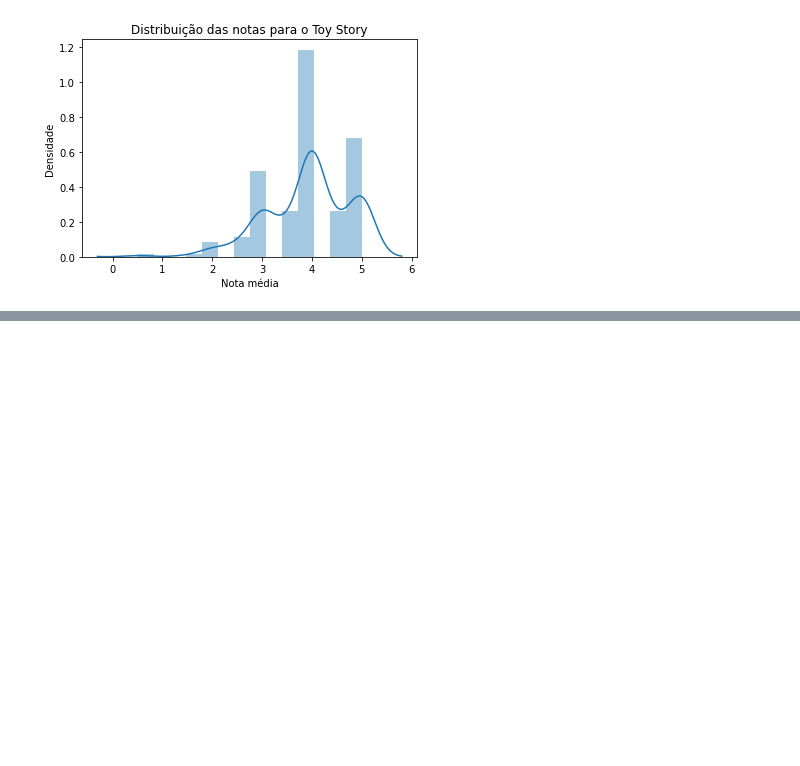
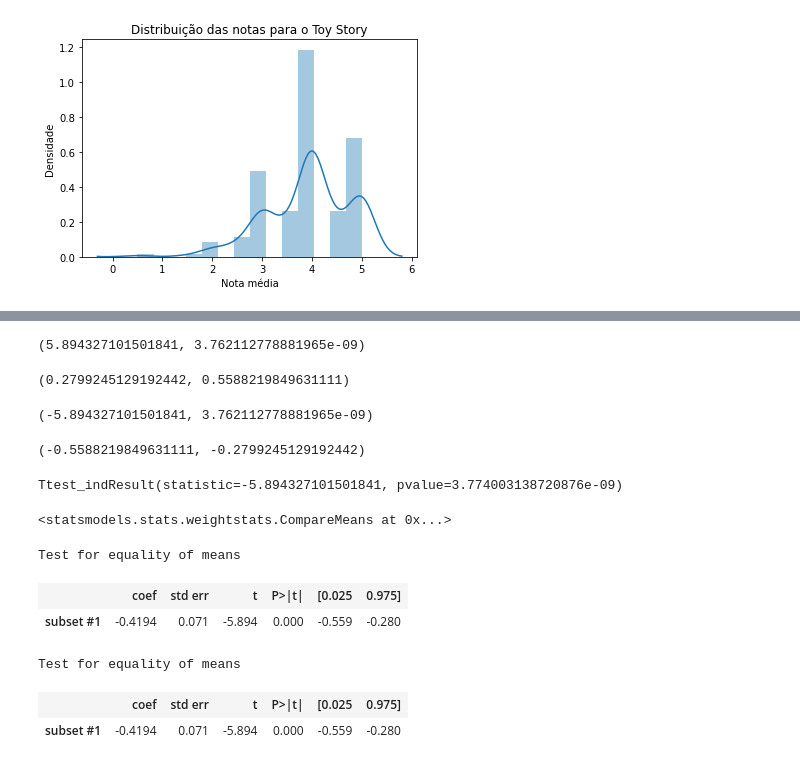
Before and after one commit to cglima/alura-data-science-testes-estat-sticos-com-python, a Jupyter notebook: notebook/data-science-introducao-a-tests.ipynb, the cells around one changed output, grey strips where cells are left out. Drawn from its saved outputs; the diff is of its cells as text; code cells hidden in the pictures; blank space fills up the shorter version.

```diff
--- a/notebook/data-science-introducao-a-tests.ipynb
+++ b/notebook/data-science-introducao-a-tests.ipynb
@@ -515,0 +647,44 @@ Text(0.5, 1.0, 'Distribuição das notas para o Toy Story')
+# %%
+#estatistica, p-valor
+print(ztest(notas1.rating, notas.rating))
+
+# intervalo de confiança
+zconfint (notas1.rating, notas.rating)
+# %% [output]
+(5.894327101501841, 3.762112778881965e-09)
+(0.2799245129192442, 0.5588219849631111)
+# %%
+print(ztest(notas.rating, notas1.rating))
+zconfint(notas.rating, notas1.rating)
+# %% [output]
+(-5.894327101501841, 3.762112778881965e-09)
+(-0.5588219849631111, -0.2799245129192442)
+# %%
+# T test de duas amostras
+
+from scipy.stats import ttest_ind
+
+ttest_ind(notas.rating, notas1.rating)
+# %% [output]
+Ttest_indResult(statistic=-5.894327101501841, pvalue=3.774003138720876e-09)
+# %%
+descr_todas_as_notas = DescrStatsW(notas.rating)
+descr_toystory = DescrStatsW(notas1.rating)
+comparacao = descr_todas_as_notas.get_compare(descr_toystory)
+comparacao
+# %% [output]
+<statsmodels.stats.weightstats.CompareMeans at 0x...>
+# %%
+comparacao.summary()
+# %% [output]
+Test for equality of means
+|  | coef | std err | t | P>|t| | [0.025 | 0.975] |
+| subset #1 | -0.4194 | 0.071 | -5.894 | 0.000 | -0.559 | -0.280 |
+# %%
+# t test
+
+comparacao.summary(use_t=True)
+# %% [output]
+Test for equality of means
+|  | coef | std err | t | P>|t| | [0.025 | 0.975] |
+| subset #1 | -0.4194 | 0.071 | -5.894 | 0.000 | -0.559 | -0.280 |
```
Also changed, not shown: parts of 14 cells of this notebook.
